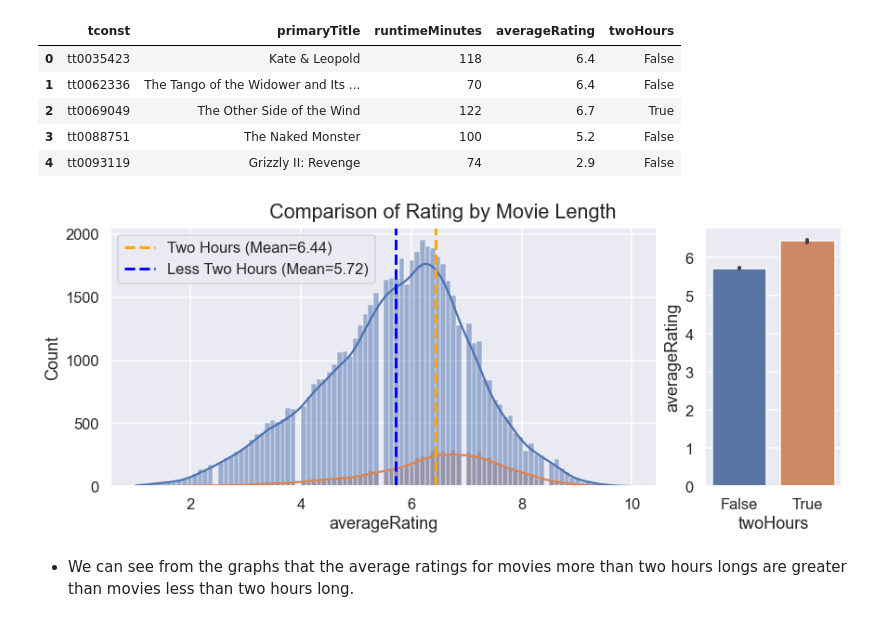
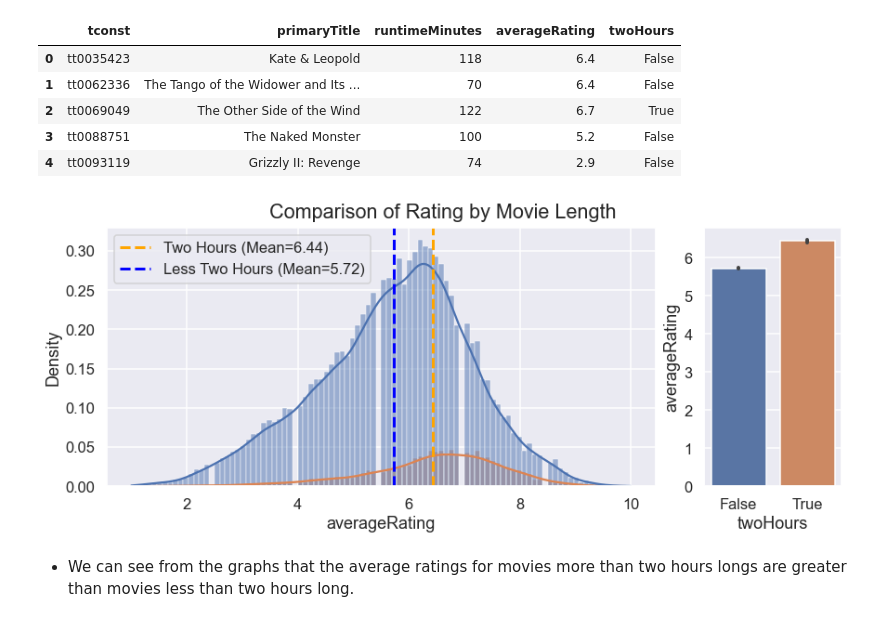
Before and after one commit to bustyAI/Movie-Project, a Jupyter notebook: Part 4 Hypothesis Testing.ipynb, the cells around one changed output. Drawn from its saved outputs; the diff is of its cells as text; code cells hidden in the pictures.

Commit message:
adding visualization to final hypothesis

```diff
--- a/Part 4 Hypothesis Testing.ipynb
+++ b/Part 4 Hypothesis Testing.ipynb
@@ -401,22 +401,22 @@ less_two_hour = movie_df.loc[movie_df["runtimeMinutes"] < 120, "averageRating"]
 # %%
 fig, (ax,ax_bar) = plt.subplots(figsize= (12,5), ncols=2,
                                 constrained_layout=True,
                                 gridspec_kw={'width_ratios':[0.8,0.2]})
 
 ax = sns.histplot(data=movie_df, x="averageRating", hue="twoHours",
-             kde=True, ax=ax)
+             kde=True, stat="density", ax=ax)
 
 ax.axvline(np.mean(two_hour), ls="--", lw=3,
            label=f"Two Hours (Mean={np.mean(two_hour):.2f})", color="orange")
 ax.axvline(np.mean(less_two_hour), ls="--", lw=3,
           label=f"Less Two Hours (Mean={np.mean(less_two_hour):.2f})",
           color="blue")
 
 ax.legend()
 sns.barplot(data=movie_df, x="twoHours", y="averageRating", ax=ax_bar)
 fig.suptitle("Comparison of Rating by Movie Length");
 # %% [output]
-[figure, old version]
+[figure, new version]
 # %% [markdown]
 - We can see from the graphs that the average ratings for movies more than two hours longs are greater than movies less than two hours long.
 # %% [markdown]
```
Also changed, not shown: parts of 3 cells of this notebook.
